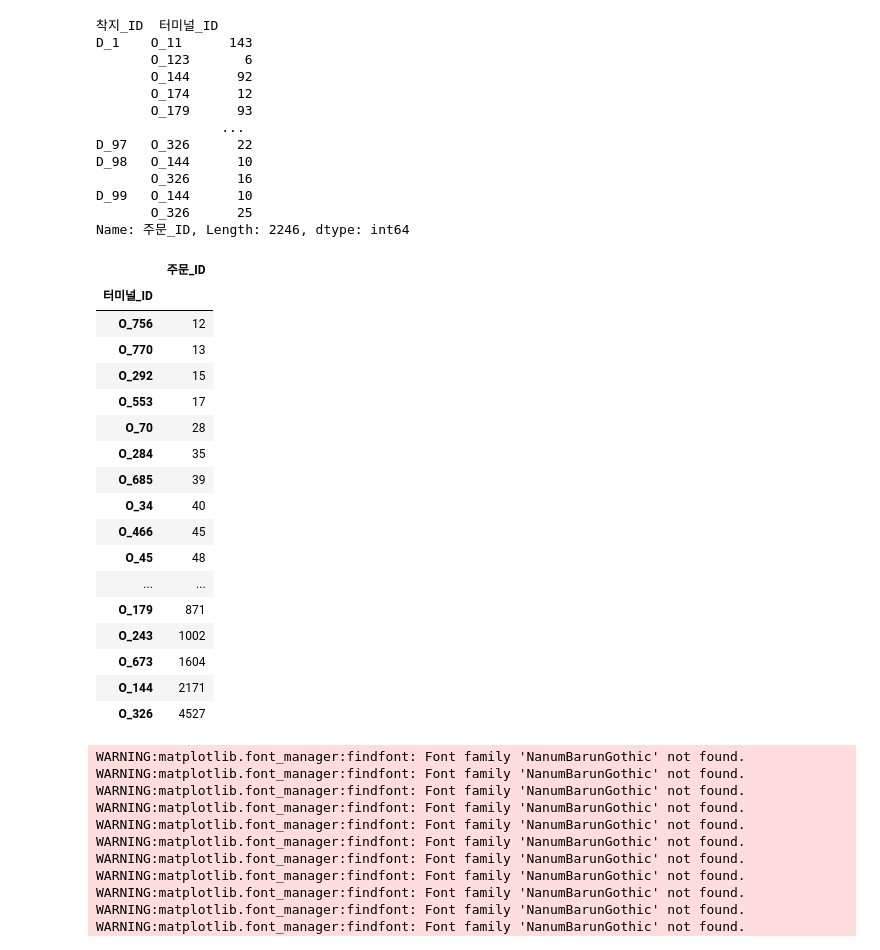
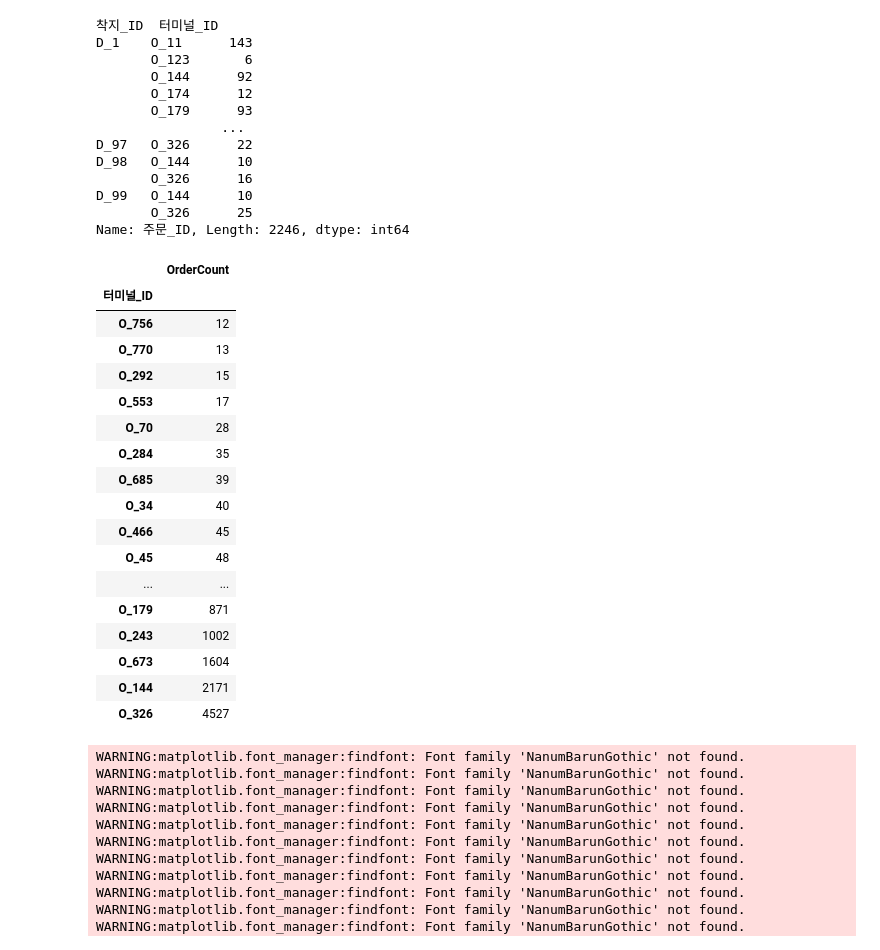
Before and after one commit to wonwookim/cj_challenge, a Jupyter notebook: cj_challenge_eda.ipynb, the cells around one changed output. Saved outputs shown, nothing was run; the diff lists cells and outputs as text; code cells hidden in the pictures.

```diff
--- a/cj_challenge_eda.ipynb
+++ b/cj_challenge_eda.ipynb
@@ -248,9 +248,10 @@ D_99   O_144      10
 Name: 주문_ID, Length: 2246, dtype: int64
 # %%
 terminal_ot = order_table[['터미널_ID','주문_ID']].groupby('터미널_ID').count().sort_values('주문_ID')
+terminal_ot.columns = ['OrderCount']
 terminal_ot ## 터미널 별 주문 개수
 # %% [output]
-|  | 주문_ID |
+|  | OrderCount |
 | 터미널_ID |  |
 | O_756 | 12 |
 | O_770 | 13 |
```
Also changed, not shown: parts of 7 cells of this notebook.
